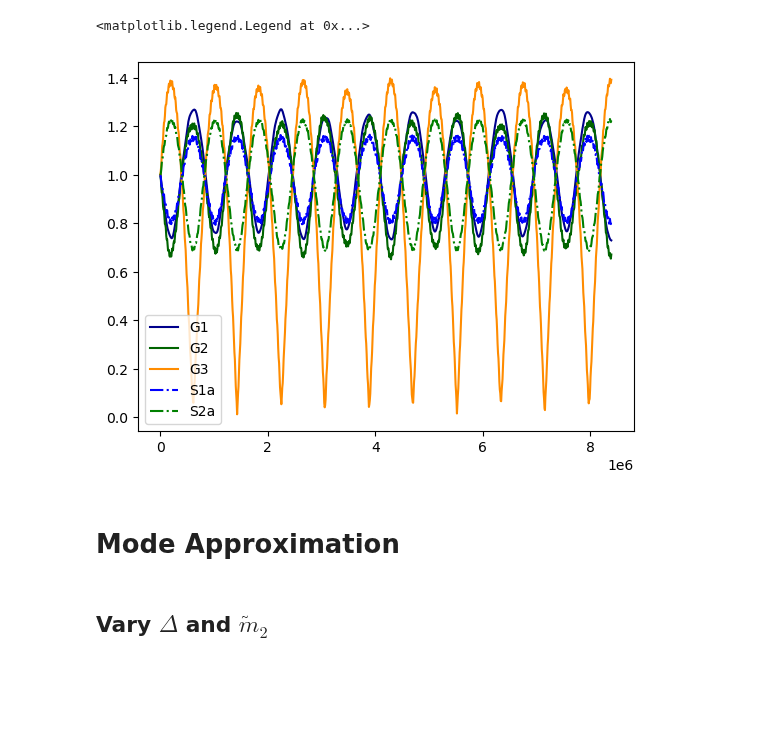
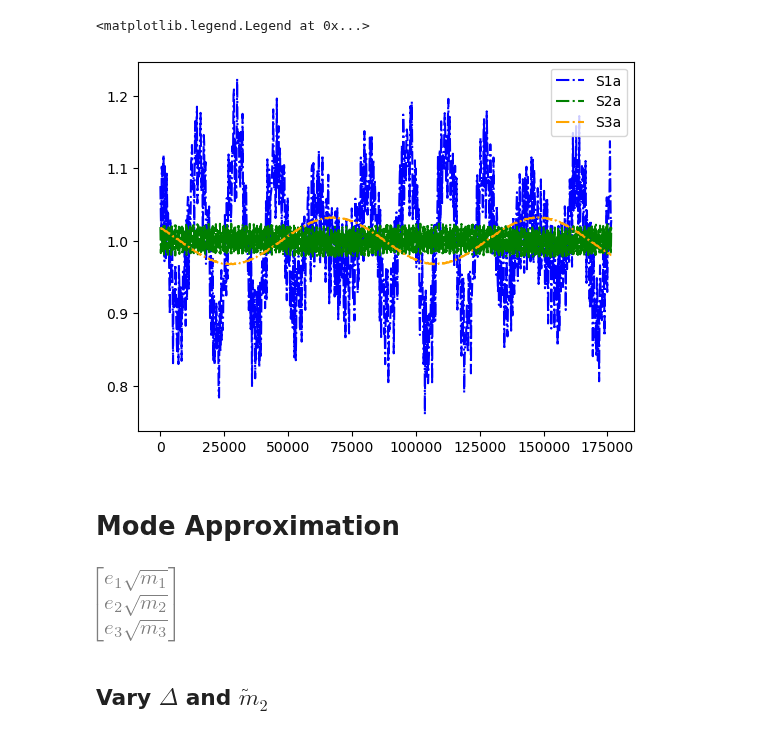
Before and after one commit to EritasY/Chaos, a Jupyter notebook: GeneralCase.ipynb, the cells around one changed output. Saved outputs shown, nothing was run; the diff lists cells and outputs as text; code cells hidden in the pictures; blank space fills up the shorter version.

```diff
--- a/GeneralCase.ipynb
+++ b/GeneralCase.ipynb
@@ -109,17 +109,12 @@ def run(sim):
 
     return times, G1, G2, G3, S1, S2, S3, S1a, S2a, S3a
 # %%
-alpha = solveAlpha(0.8, 0.04)
-mass = (1-1/3)/2*1e-7,1/3*1e-7,(1-1/3)/2*1e-7
-ecc = 0.005, 0.005, 0.005
-pomega = np.pi/3, 0, -2*np.pi/3
+P = 1, 1.18, 1.46
+mass = 3e-6, 1e-18, 3e-6
+ecc = 0.0134634620565213, 0.0112052721420419, 0.00829066881817404
+pom = 0.704753865160673, 1.11909275213203, -0.12924978178324
+alpha = (P[0]/P[1])**(2/3), (P[1]/P[2])**(2/3)
 
-e1x, e1y = ecc[0]*np.cos(pomega[0]), ecc[0]*np.sin(pomega[0])
-e2x, e2y = ecc[1]*np.cos(pomega[1]), ecc[1]*np.sin(pomega[1])
-e3x, e3y = ecc[2]*np.cos(pomega[2]), ecc[2]*np.sin(pomega[2])
-
-print(f"e13 = {np.sqrt((e1x-e3x)**2 + (e1y-e3y)**2)}")
-print(f"eminus = {np.sqrt((e1x-2*e2x+e3x)**2 + (e1y-2*e2y+e3y)**2)}")
-
-# sim = make_sim(alpha, mass, ecc, pomega)
-# times, G1, G2, G3, S1, S2, S3, S1a, S2a, S3a = run(sim)
+sim = make_sim(alpha, mass, ecc, pom)
+modeDistance(sim)
+times, G1, G2, G3, S1, S2, S3, S1a, S2a, S3a = run(sim)
@@ -141,12 +133,13 @@ ax.legend()
 # %%
 fig, ax = plt.subplots()
-ax.plot(times, G1/G1[0], color='darkblue', label='G1')
-ax.plot(times, G2/G2[0], color='darkgreen', label='G2')
-ax.plot(times, G3/G3[0], color='darkorange', label='G3')
-ax.plot(times, S1a/S1a[0], color='blue', linestyle='-.', label='S1a')
-ax.plot(times, S2a/S2a[0], color='green', linestyle='-.', label='S2a')
+# ax.plot(times, G1/G1[0], color='darkblue', label='G1')
+# ax.plot(times, G2/G2[0], color='darkgreen', label='G2')
+# ax.plot(times, G3/G3[0], color='darkorange', label='G3')
+ax.plot(times, S1a/np.mean(S1a), color='blue', linestyle='-.', label='S1a')
+ax.plot(times, S2a/np.mean(S2a), color='green', linestyle='-.', label='S2a')
+ax.plot(times, S3a/np.mean(S3a), color='orange', linestyle='-.', label='S3a')
 # ax.plot(times, S3a, color='orange', linestyle='-.', label='S3a')
 ax.legend()
 # %% [output]
 <matplotlib.legend.Legend at 0x...>
-[figure, old version]
+[figure, new version]
@@ -226,6 +217,9 @@ M1, M2, M3, Mstar, e12, e23, e13, b1_12, b1_23, b1_13, b2_12, b2_23, b2_13, alph
 eps12, eps23, eps13 = symbols(r"\epsilon_{12}, \epsilon_{23}, \epsilon_{13}", positive=True, real=True)
 
 G = Matrix([sqrt(M1)*e1, sqrt(M2)*e2, sqrt(M3)*e3])
+G
+# %% [output]
+[figure, added]
 # %%
 # normalized coefficients in front of e1, e2, and e3 (i.e., unit vector in e1, e2 and e3 bases)
 def convert(x):
```
Also changed, not shown: parts of 7 cells of this notebook, 8 other files.
